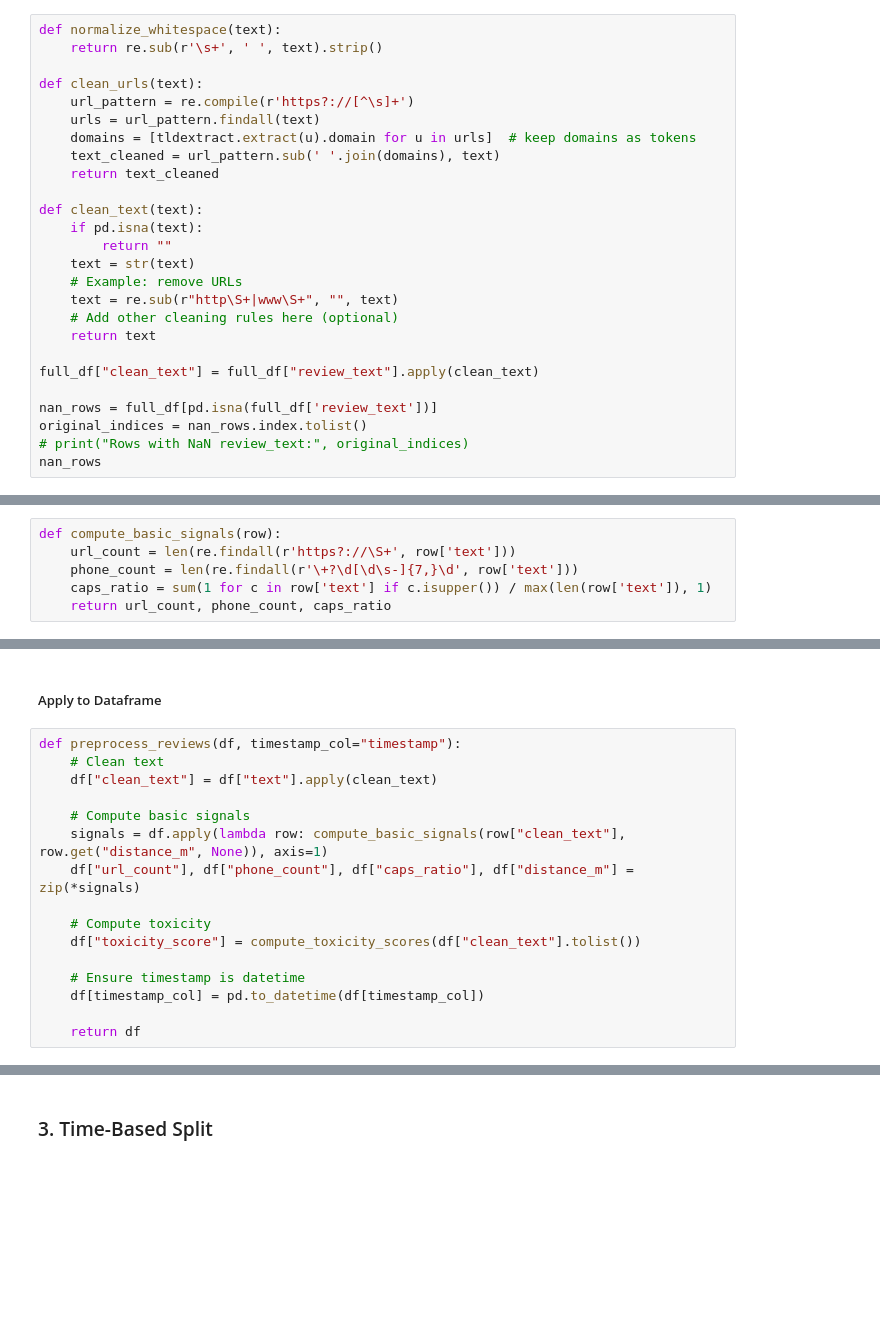
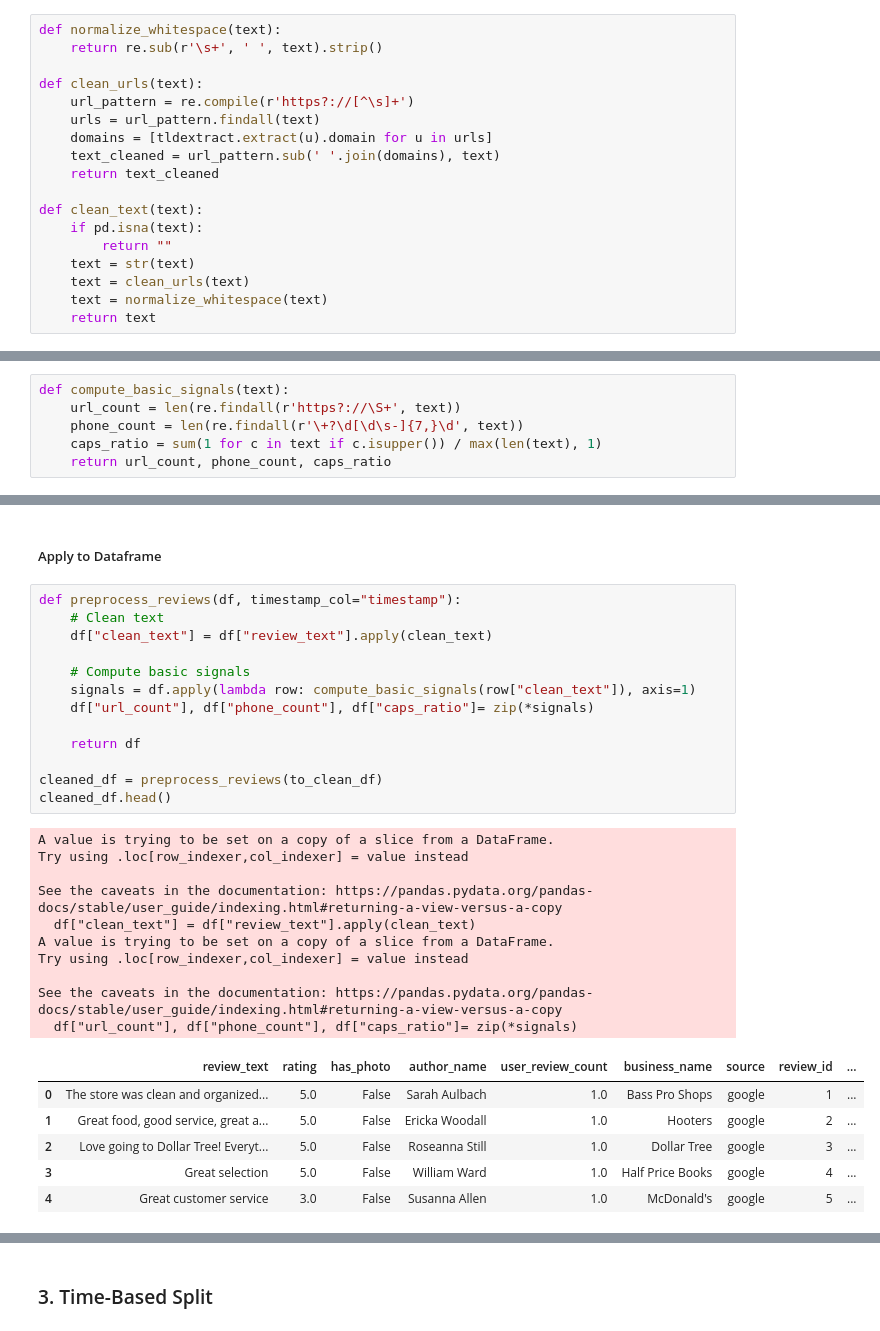
Before and after one commit to yuenning/3pandas, a Jupyter notebook: 04_model_training_and_inference.ipynb, the cells around one changed output, grey strips where cells are left out. Drawn from its saved outputs; the diff is of its cells as text; blank space fills up the shorter version.

```diff
--- a/04_model_training_and_inference.ipynb
+++ b/04_model_training_and_inference.ipynb
@@ -162,7 +218,7 @@ def normalize_whitespace(text):
 def clean_urls(text):
     url_pattern = re.compile(r'https?://[^\s]+')
     urls = url_pattern.findall(text)
-    domains = [tldextract.extract(u).domain for u in urls]  # keep domains as tokens
+    domains = [tldextract.extract(u).domain for u in urls]
     text_cleaned = url_pattern.sub(' '.join(domains), text)
     return text_cleaned
 
@@ -170,14 +226,6 @@ def clean_text(text):
     if pd.isna(text):
         return ""
     text = str(text)
-    # Example: remove URLs
-    text = re.sub(r"http\S+|www\S+", "", text)
-    # Add other cleaning rules here (optional)
+    text = clean_urls(text)
+    text = normalize_whitespace(text)
     return text
-
-full_df["clean_text"] = full_df["review_text"].apply(clean_text)
-
-nan_rows = full_df[pd.isna(full_df['review_text'])]
-original_indices = nan_rows.index.tolist()
-# print("Rows with NaN review_text:", original_indices)
-nan_rows
@@ -198,9 +232,9 @@ nan_rows
 # %% [markdown]
 ##### 2.2 Compute Basic Signals
 # %%
-def compute_basic_signals(row):
-    url_count = len(re.findall(r'https?://\S+', row['text']))
-    phone_count = len(re.findall(r'\+?\d[\d\s-]{7,}\d', row['text']))
-    caps_ratio = sum(1 for c in row['text'] if c.isupper()) / max(len(row['text']), 1)
+def compute_basic_signals(text):
+    url_count = len(re.findall(r'https?://\S+', text))
+    phone_count = len(re.findall(r'\+?\d[\d\s-]{7,}\d', text))
+    caps_ratio = sum(1 for c in text if c.isupper()) / max(len(text), 1)
     return url_count, phone_count, caps_ratio
 # %% [markdown]
@@ -269,16 +263,30 @@ KeyError: 'clean_text'
 # %%
 def preprocess_reviews(df, timestamp_col="timestamp"):
     # Clean text
-    df["clean_text"] = df["text"].apply(clean_text)
+    df["clean_text"] = df["review_text"].apply(clean_text)
 
     # Compute basic signals
-    signals = df.apply(lambda row: compute_basic_signals(row["clean_text"], row.get("distance_m", None)), axis=1)
-    df["url_count"], df["phone_count"], df["caps_ratio"], df["distance_m"] = zip(*signals)
-
-    # Compute toxicity
-    df["toxicity_score"] = compute_toxicity_scores(df["clean_text"].tolist())
-
-    # Ensure timestamp is datetime
-    df[timestamp_col] = pd.to_datetime(df[timestamp_col])
+    signals = df.apply(lambda row: compute_basic_signals(row["clean_text"]), axis=1)
+    df["url_count"], df["phone_count"], df["caps_ratio"]= zip(*signals)
 
     return df
+
+cleaned_df = preprocess_reviews(to_clean_df)
+cleaned_df.head()
+# %% [output]
+A value is trying to be set on a copy of a slice from a DataFrame.
+Try using .loc[row_indexer,col_indexer] = value instead
+
+See the caveats in the documentation: https://pandas.pydata.org/pandas-docs/stable/user_guide/indexing.html#returning-a-view-versus-a-copy
+  df["clean_text"] = df["review_text"].apply(clean_text)
+A value is trying to be set on a copy of a slice from a DataFrame.
+Try using .loc[row_indexer,col_indexer] = value instead
+
+See the caveats in the documentation: https://pandas.pydata.org/pandas-docs/stable/user_guide/indexing.html#returning-a-view-versus-a-copy
+  df["url_count"], df["phone_count"], df["caps_ratio"]= zip(*signals)
+|  | review_text | rating | has_photo | author_name | user_review_count | business_name | source | review_id | ... |
+| 0 | The store was clean and organized... | 5.0 | False | Sarah Aulbach | 1.0 | Bass Pro Shops | google | 1 | ... |
+| 1 | Great food, good service, great a... | 5.0 | False | Ericka Woodall | 1.0 | Hooters | google | 2 | ... |
+| 2 | Love going to Dollar Tree! Everyt... | 5.0 | False | Roseanna Still | 1.0 | Dollar Tree | google | 3 | ... |
+| 3 | Great selection | 5.0 | False | William Ward | 1.0 | Half Price Books | google | 4 | ... |
+| 4 | Great customer service | 3.0 | False | Susanna Allen | 1.0 | McDonald's | google | 5 | ... |
```
Also changed, not shown: parts of 11 cells of this notebook.
